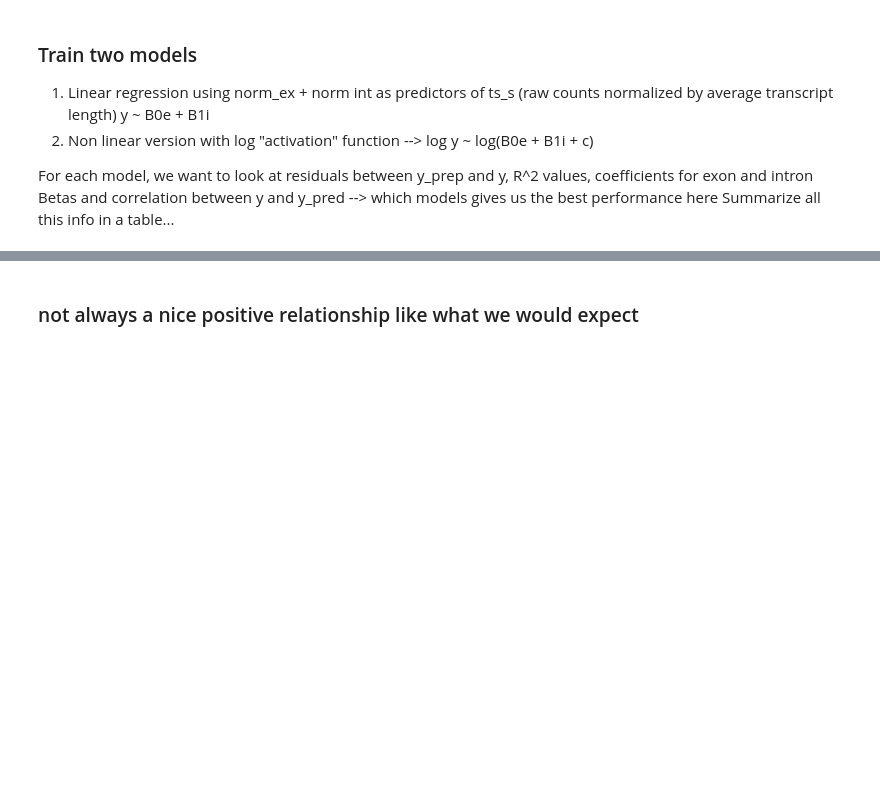
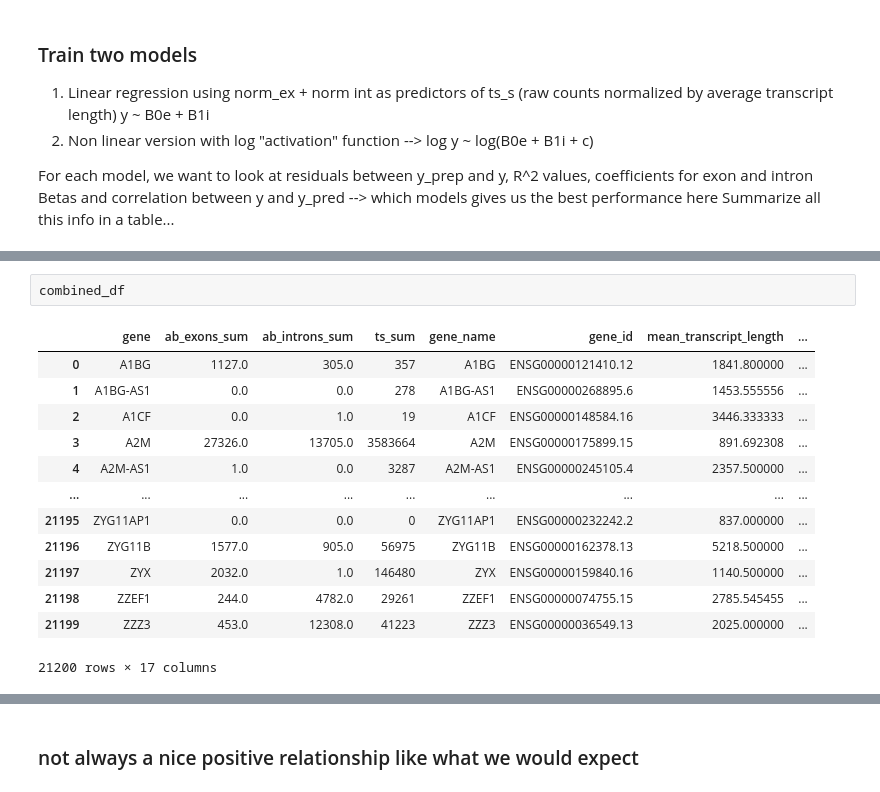
Before and after one commit to daklab/Leaflet-analysis, a Jupyter notebook: Human_Splicing_Foundation/GeneExpression/03_train_regression_model.ipynb, the cells around one changed output, grey strips where cells are left out. Drawn from its saved outputs; the diff is of its cells as text; blank space fills up the shorter version.

```diff
--- a/Human_Splicing_Foundation/GeneExpression/03_train_regression_model.ipynb
+++ b/Human_Splicing_Foundation/GeneExpression/03_train_regression_model.ipynb
@@ -225,4 +195,20 @@ Microglia_Macrophage    21200
 Name: count, dtype: int64
+# %%
+combined_df
+# %% [output]
+|  | gene | ab_exons_sum | ab_introns_sum | ts_sum | gene_name | gene_id | mean_transcript_length | ... |
+| 0 | A1BG | 1127.0 | 305.0 | 357 | A1BG | ENSG00000121410.12 | 1841.800000 | ... |
+| 1 | A1BG-AS1 | 0.0 | 0.0 | 278 | A1BG-AS1 | ENSG00000268895.6 | 1453.555556 | ... |
+| 2 | A1CF | 0.0 | 1.0 | 19 | A1CF | ENSG00000148584.16 | 3446.333333 | ... |
+| 3 | A2M | 27326.0 | 13705.0 | 3583664 | A2M | ENSG00000175899.15 | 891.692308 | ... |
+| 4 | A2M-AS1 | 1.0 | 0.0 | 3287 | A2M-AS1 | ENSG00000245105.4 | 2357.500000 | ... |
+| ... | ... | ... | ... | ... | ... | ... | ... | ... |
+| 21195 | ZYG11AP1 | 0.0 | 0.0 | 0 | ZYG11AP1 | ENSG00000232242.2 | 837.000000 | ... |
+| 21196 | ZYG11B | 1577.0 | 905.0 | 56975 | ZYG11B | ENSG00000162378.13 | 5218.500000 | ... |
+| 21197 | ZYX | 2032.0 | 1.0 | 146480 | ZYX | ENSG00000159840.16 | 1140.500000 | ... |
+| 21198 | ZZEF1 | 244.0 | 4782.0 | 29261 | ZZEF1 | ENSG00000074755.15 | 2785.545455 | ... |
+| 21199 | ZZZ3 | 453.0 | 12308.0 | 41223 | ZZZ3 | ENSG00000036549.13 | 2025.000000 | ... |
+21200 rows × 17 columns
 # %%
 # remove combined_df values with norm_ex or norm_ts  that are outliers
 outlier_val = combined_df["norm_ex"].quantile(0.99)
```
Also changed, not shown: parts of 17 cells of this notebook, 35 other files.
